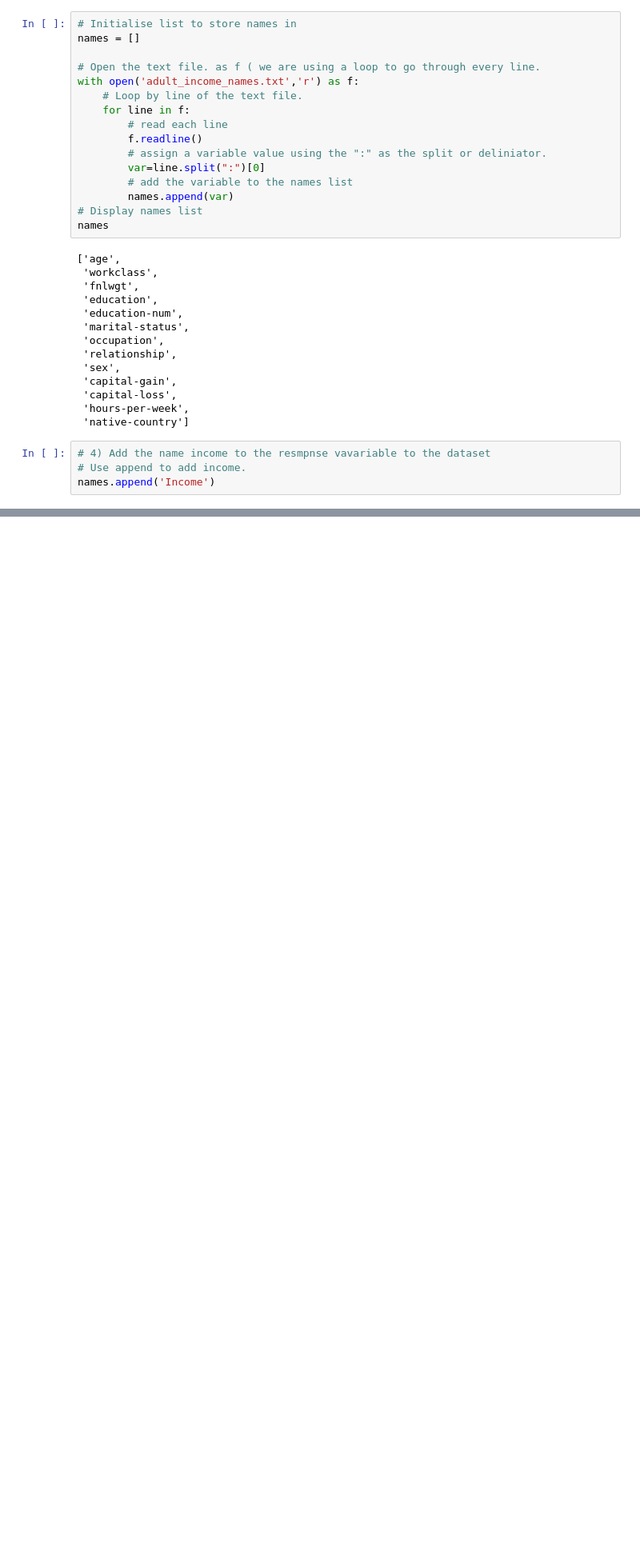
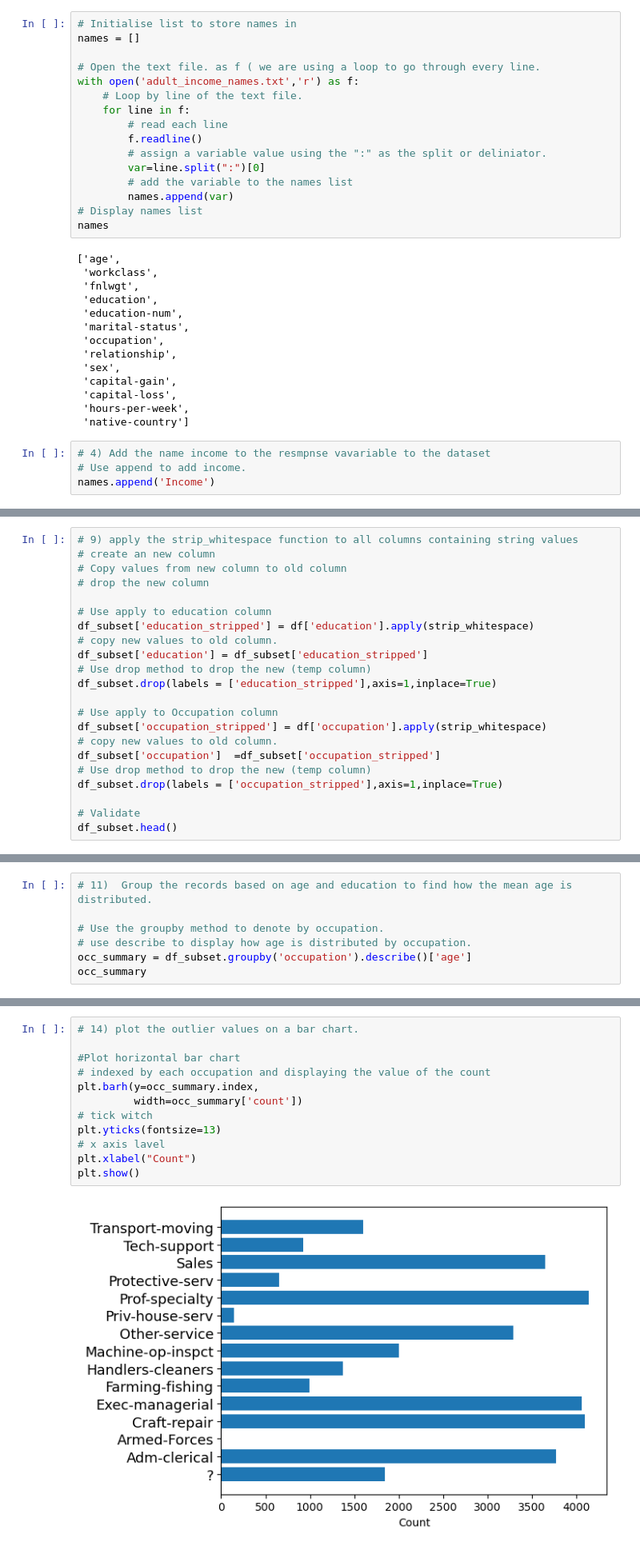
Before and after one commit to Matt-Heinen/DSC-540, a Jupyter notebook: Heinen DSC 540 Weeks 3 & 4.ipynb, the cells around one changed output, grey strips where cells are left out. Shown at 80% size. Cells and saved outputs as stored; diff of their text form; blank space fills up the shorter version.

```diff
--- a/Heinen DSC 540 Weeks 3 & 4.ipynb
+++ b/Heinen DSC 540 Weeks 3 & 4.ipynb
@@ -237,0 +277,22 @@ df.head()
+# %%
+# 9) apply the strip_whitespace function to all columns containing string values
+# create an new column
+# Copy values from new column to old column
+# drop the new column
+
+# Use apply to education column
+df_subset['education_stripped'] = df['education'].apply(strip_whitespace)
+# copy new values to old column.
+df_subset['education'] = df_subset['education_stripped']
+# Use drop method to drop the new (temp column)
+df_subset.drop(labels = ['education_stripped'],axis=1,inplace=True)
+
+# Use apply to Occupation column
+df_subset['occupation_stripped'] = df['occupation'].apply(strip_whitespace)
+# copy new values to old column.
+df_subset['occupation']  =df_subset['occupation_stripped']
+# Use drop method to drop the new (temp column)
+df_subset.drop(labels = ['occupation_stripped'],axis=1,inplace=True)
+
+# Validate
+df_subset.head()
@@ -237,0 +336,7 @@ df.head()
+# %%
+# 11)  Group the records based on age and education to find how the mean age is distributed.
+
+# Use the groupby method to denote by occupation.
+# use describe to display how age is distributed by occupation.
+occ_summary = df_subset.groupby('occupation').describe()['age']
+occ_summary
@@ -237,0 +389,14 @@ df.head()
+# %%
+# 14) plot the outlier values on a bar chart.
+
+#Plot horizontal bar chart
+# indexed by each occupation and displaying the value of the count
+plt.barh(y=occ_summary.index,
+         width=occ_summary['count'])
+# tick witch
+plt.yticks(fontsize=13)
+# x axis lavel
+plt.xlabel("Count")
+plt.show()
+# %% [output]
+[figure, added]
```
Also changed, not shown: parts of 16 cells of this notebook.
